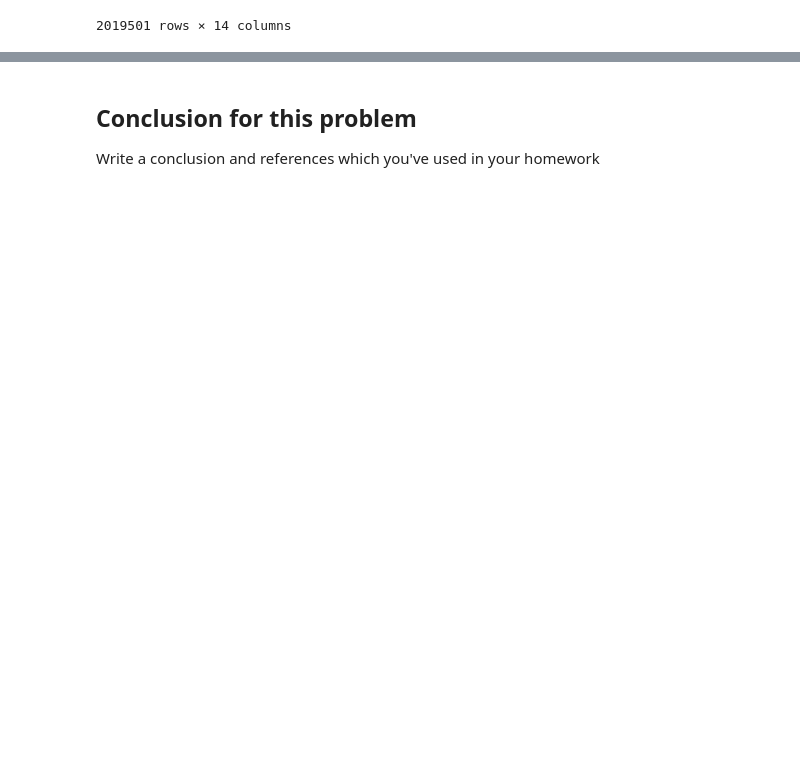
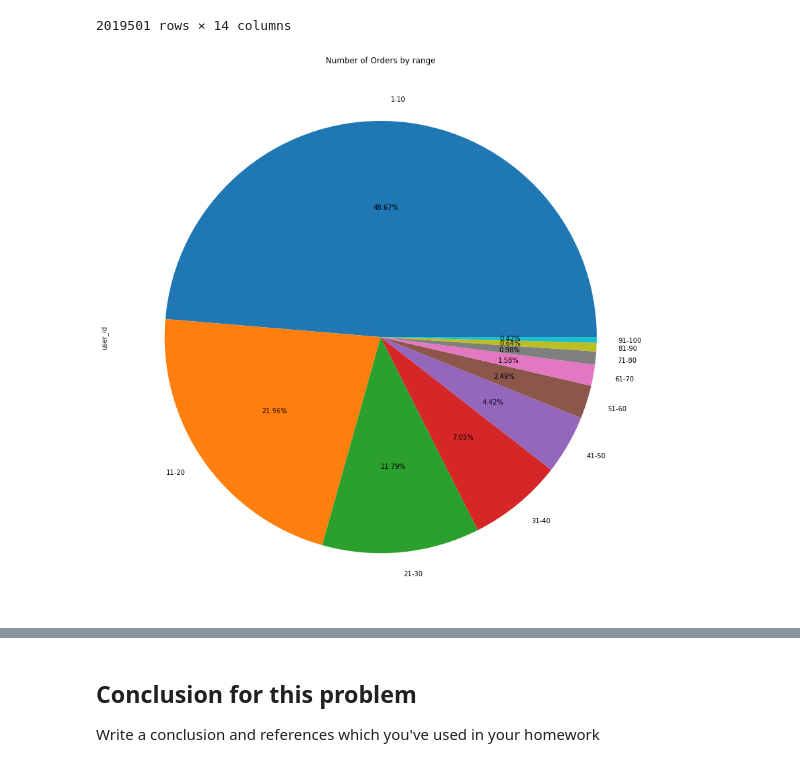
Before and after one commit to MohammadRouintan/Clustering-SuperMarket-Dataset-For-Predictive-Marketing, a Jupyter notebook: SuperMarket.ipynb, the cells around one changed output, grey strips where cells are left out. Saved outputs shown, nothing was run; the diff lists cells and outputs as text; code cells hidden in the pictures; blank space fills up the shorter version.

```diff
--- a/SuperMarket.ipynb
+++ b/SuperMarket.ipynb
@@ -281,3 +281,12 @@ sup_imputed
 | 2019499 | 458285.0 | 128787.0 | 42.0 | 2.0 | 19.0 | 3 | 32.0 | ... |
 | 2019500 | 458285.0 | 128787.0 | 42.0 | 2.0 | 19.0 | 3 | 123.0 | ... |
 2019501 rows × 14 columns
+# %%
+orders_by_range = sup_imputed.groupby('order_number_range')['user_id'].count().sort_values(ascending=False)
+
+fig, ax = plt.subplots(figsize=(15, 15))
+orders_by_range.plot(kind='pie', autopct='%1.2f%%', title='Number of Orders by range', ax=ax)
+
+plt.show()
+# %% [output]
+[figure, added]
```
Also changed, not shown: parts of 7 cells of this notebook.
